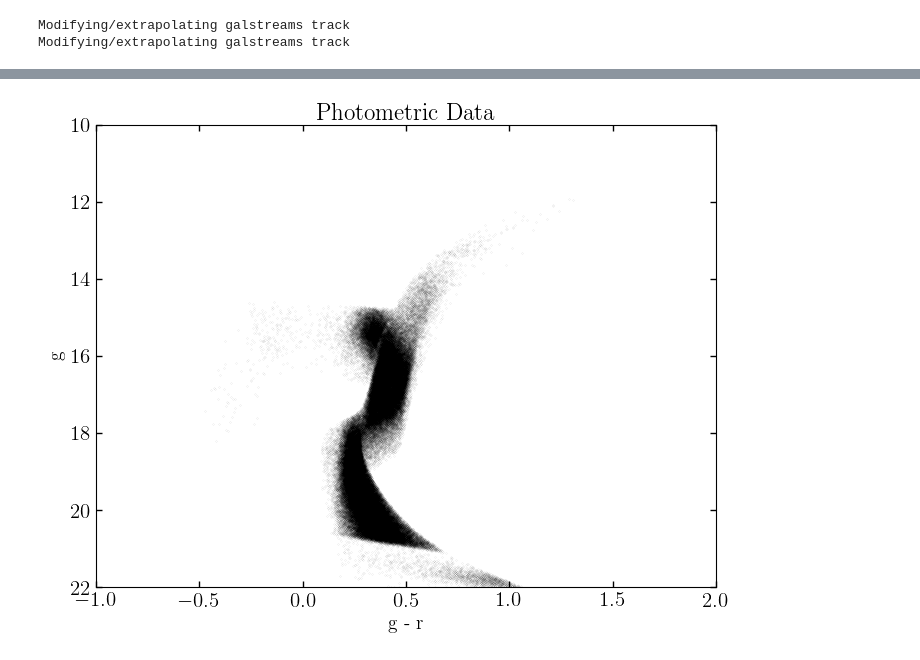
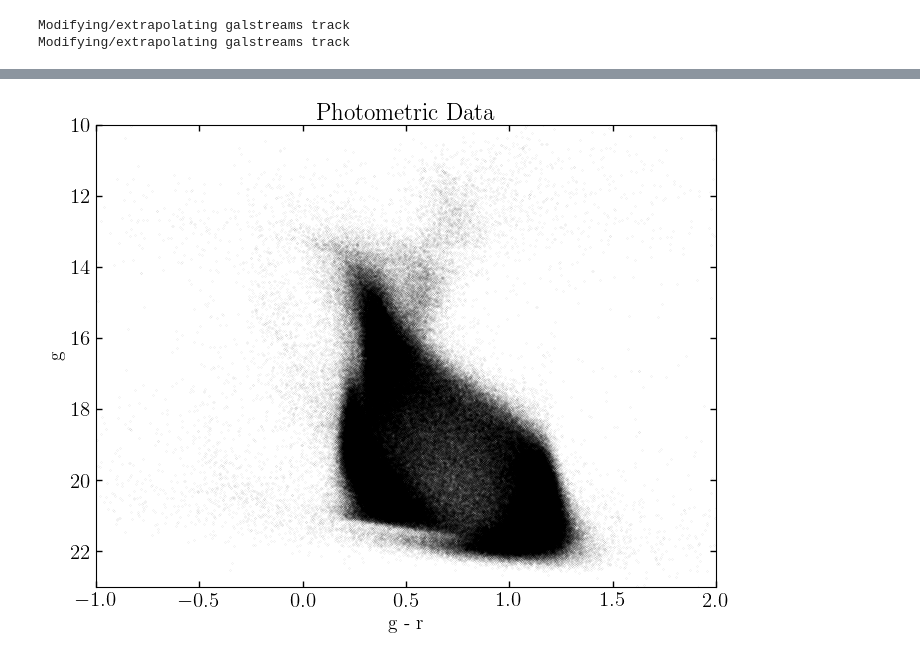
Before and after one commit to ktavangar/gd1-dr3, a Jupyter notebook: notebooks/Photometric-Modeling-Pipeline/generating_data.ipynb, the cells around one changed output, grey strips where cells are left out. Cells and saved outputs as stored; diff of their text form; code cells hidden in the pictures.

```diff
--- a/notebooks/Photometric-Modeling-Pipeline/generating_data.ipynb
+++ b/notebooks/Photometric-Modeling-Pipeline/generating_data.ipynb
@@ -83,0 +88,19 @@ plt.show()
+# %%
+phi1_lim = (-100, 20)
+
+on_stream_outline = Pawprint.pawprint_from_galstreams(
+        stream_name = "GD-1",
+        pawprint_ID = "pricewhelan2018",
+        width=2.0 * u.deg,
+        phi1_lim=phi1_lim)
+
+on_stream_patch = mpl.patches.Polygon(
+    on_stream_outline.skyprint["stream"].vertices[::50],
+)
+
+on_points = np.vstack((joined['phi1'], joined['phi2'])).T
+on_mask = on_stream_patch.get_path().contains_points(on_points)
+off_mask = ~on_mask
+
+_, pm_mask = rough_pm_poly(on_stream_outline, joined, buffer=2)
+bkg_tbl = joined[pm_mask & off_mask]
@@ -93,16 +186,16 @@ Modifying/extrapolating galstreams track
 Modifying/extrapolating galstreams track
 # %%
  # rough pm cut to start with (this comes only from the galstreams proper motion tracks)
-pawprint.pmprint, pm_mask = rough_pm_poly(pawprint, data, buffer=2)
+pawprint.pmprint, pm_mask = rough_pm_poly(pawprint, joined, buffer=2)
 # %%
 # Create the CMD cuts
 iso_obj_ = Isochrone(data, inputs[stream_name], pawprint=pawprint)
 _, _, _, _, pprint = iso_obj_.simpleSln(mass_thresh=0.83)
 # %%
-pmsel = ProperMotionSelection(data, inputs[stream_name], pprint,
+pmsel = ProperMotionSelection(joined, inputs[stream_name], pprint,
                                 n_dispersion_phi1=3, n_dispersion_phi2=3, cutoff=0.1, plot=True)
 
-iso_obj = Isochrone(data, inputs[stream_name], pawprint=pmsel.pawprint,)
+iso_obj = Isochrone(joined, inputs[stream_name], pawprint=pmsel.pawprint,)
 _, iso_mask, _, hb_mask, pprint = iso_obj.simpleSln(mass_thresh=0.83)
 # %% [output]
 -40.18182129005669
@@ -117,6 +210,6 @@ Producing the polygon and mask
 # %%
 ##### rough pm cut to start with (this comes only from the galstreams proper motion tracks)
-pawprint.pmprint, pm_mask = rough_pm_poly(pawprint, data, buffer=2)
+pawprint.pmprint, pm_mask = rough_pm_poly(pawprint, joined, buffer=2)
 # %%
 run_data_ = iso_obj.cat[pm_mask]# & (iso_mask | hb_mask)]
 bkg_data_ = iso_obj.cat[pm_mask & ~iso_obj.on_skymask]
@@ -130,12 +237,12 @@ print(len(bkg_data_))
 # %%
 plt.scatter(run_data_['g0'] - run_data_['r0'], run_data_['g0'], s=0.001)
 plt.xlabel('g - r')
 plt.ylabel('g')
 plt.title('Photometric Data')
-plt.xlim(-1, 2); plt.ylim(22, 10)
+plt.xlim(-1, 2); plt.ylim(23, 10)
 plt.show()
 # %% [output]
-[figure, old version]
+[figure, new version]
 # %%
 import matplotlib as mpl
 plt.hist2d(bkg_data_['g0'] - bkg_data_['r0'], bkg_data_['g0'], bins=200, range=[[-1, 2], [10, 23]], norm=mpl.colors.LogNorm())
```
Also changed, not shown: parts of 22 cells of this notebook, 4 other files.
